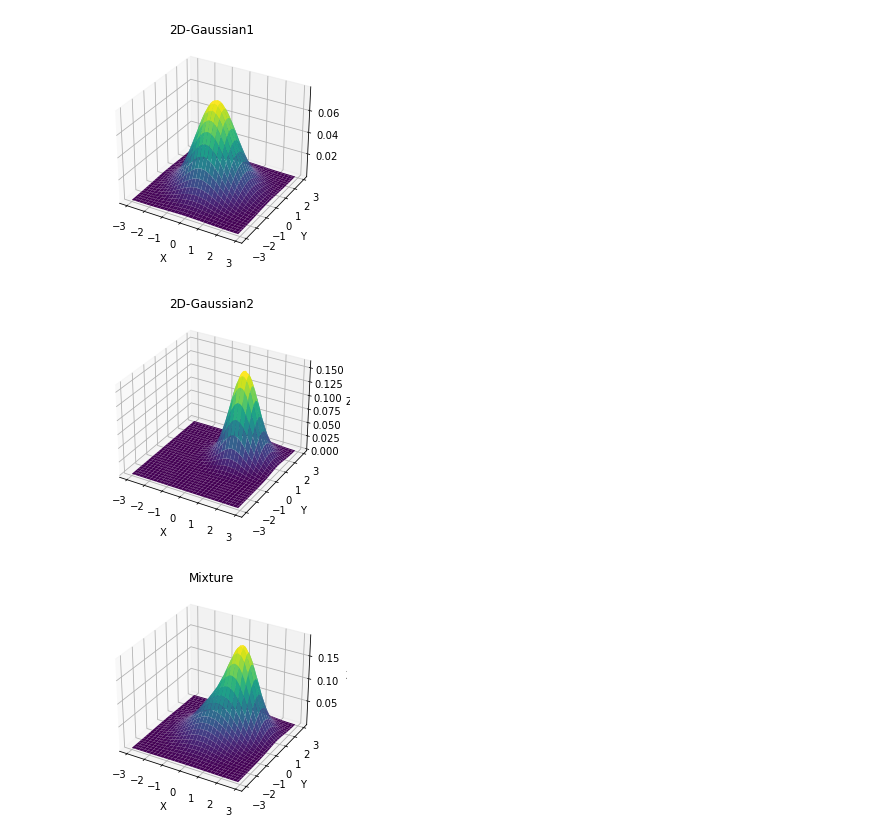
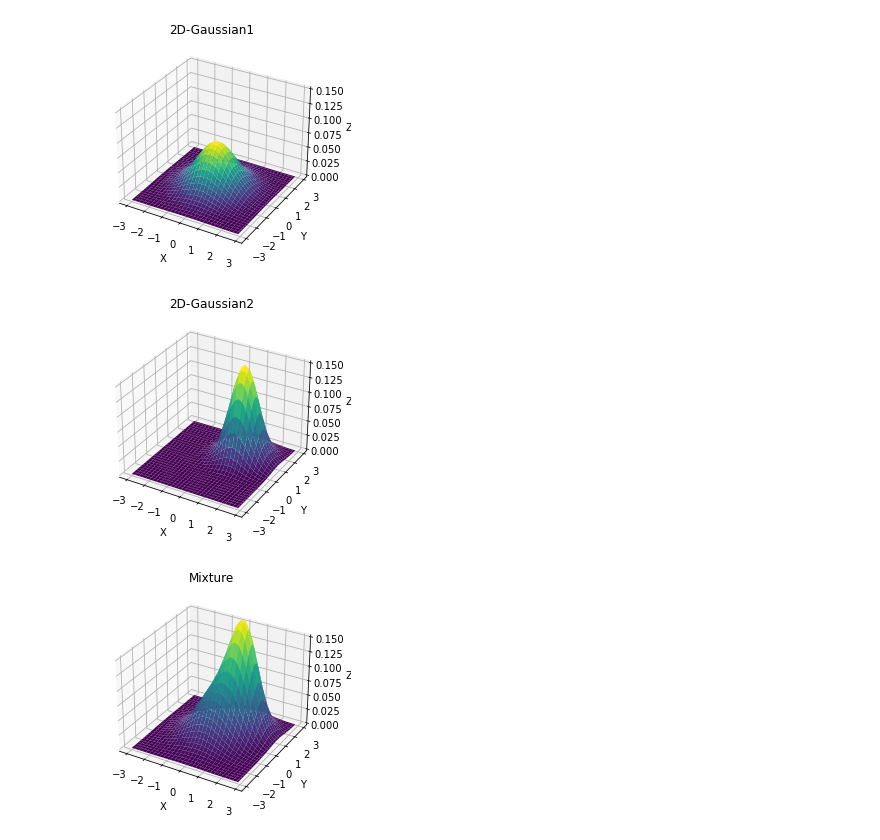
Before and after one commit to p1xckha/python-snippets, a Jupyter notebook: scipy/plot_gaussians_and_mixture.ipynb, the cells around one changed output. Drawn from its saved outputs; the diff is of its cells as text; code cells hidden in the pictures.

```diff
--- a/scipy/plot_gaussians_and_mixture.ipynb
+++ b/scipy/plot_gaussians_and_mixture.ipynb
@@ -143,33 +143,36 @@ ax1 = fig1.add_subplot(111, projection='3d')
 fig2 = plt.figure()
 ax2 = fig2.add_subplot(111, projection='3d')
 
 fig3 = plt.figure()
 ax3 = fig3.add_subplot(111, projection='3d')
 
 # plot PDFs
 ax1.plot_surface(x, y, z1, cmap='viridis', label='Gaussian1')
 ax2.plot_surface(x, y, z2, cmap='viridis', label='Gaussian2')
 ax3.plot_surface(x, y, mixture, cmap='viridis', label='Mixture')
 
 # Set the labels for the axes
 ax1.set_xlabel('X')
 ax1.set_ylabel('Y')
 ax1.set_zlabel('Z')
 ax1.set_title('2D-Gaussian1')
+ax1.set_zlim(0, 0.15)
 
 ax2.set_xlabel('X')
 ax2.set_ylabel('Y')
 ax2.set_zlabel('Z')
 ax2.set_title('2D-Gaussian2')
+ax2.set_zlim(0, 0.15)
 
 ax3.set_xlabel('X')
 ax3.set_ylabel('Y')
 ax3.set_zlabel('Z')
 ax3.set_title('Mixture')
+ax3.set_zlim(0, 0.15)
 
 # Show the plot
 plt.show()
 # %% [output]
-[figure, old version]
+[figure, new version]
-[figure, old version]
+[figure, new version]
-[figure, old version]
+[figure, new version]
```
Also changed, not shown: parts of 2 cells of this notebook.
